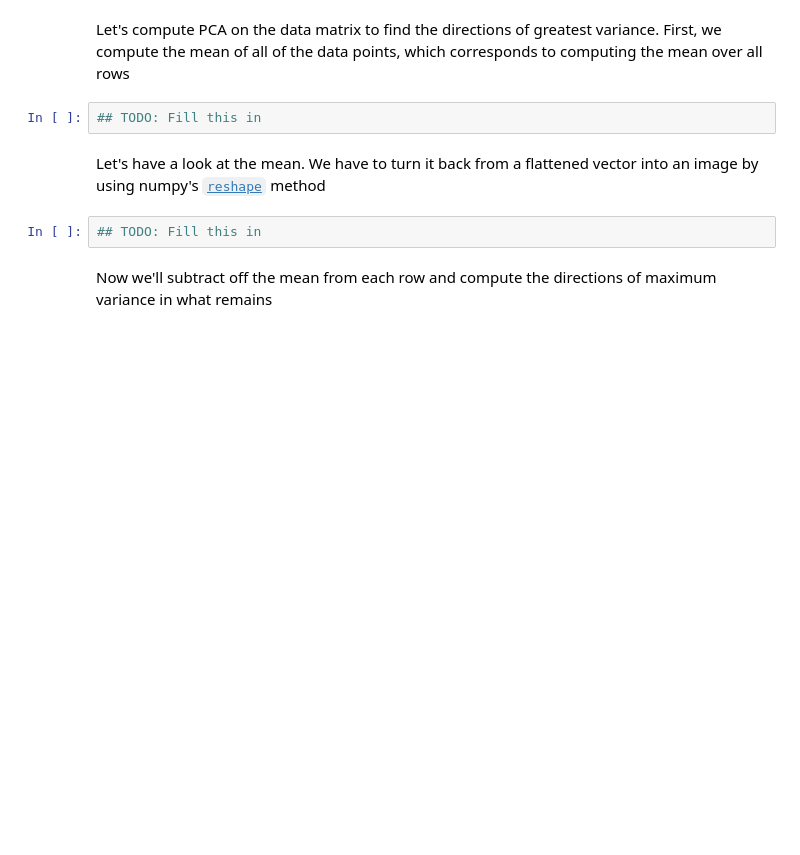
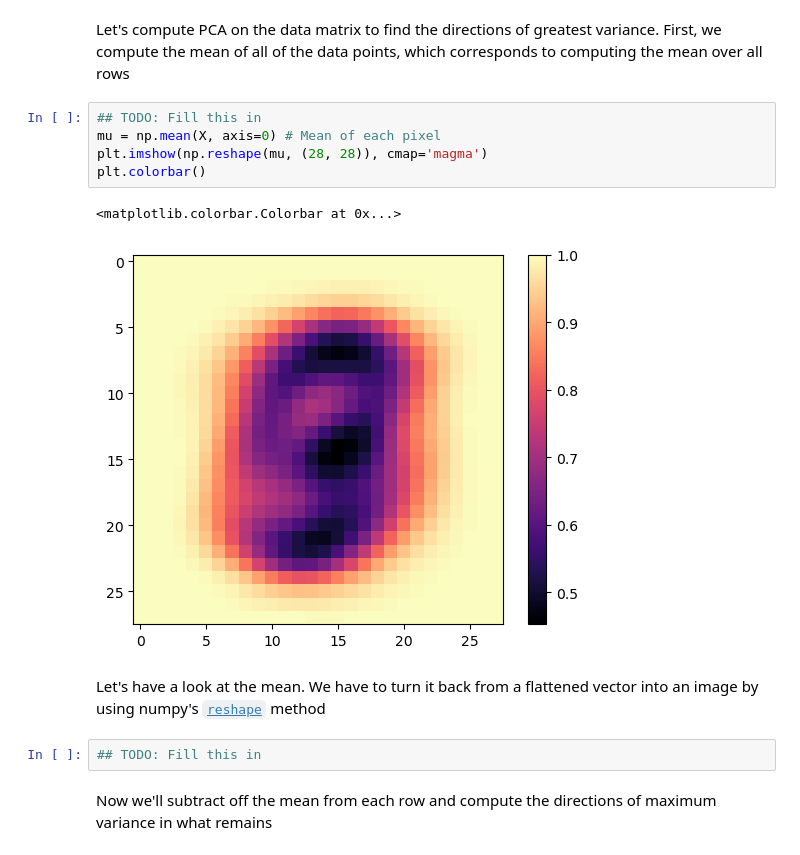
Before and after one commit to ursinus-cs477-f2023/Week7_PCA, a Jupyter notebook: UnsupervisedDigits.ipynb, the cells around one changed output. Drawn from its saved outputs; the diff is of its cells as text; blank space fills up the shorter version.

```diff
--- a/UnsupervisedDigits.ipynb
+++ b/UnsupervisedDigits.ipynb
@@ -63,6 +81,12 @@ print(X.shape)
 Let's compute PCA on the data matrix to find the directions of greatest variance.  First, we compute the mean of all of the data points, which corresponds to computing the mean over all rows
 # %%
 ## TODO: Fill this in
+mu = np.mean(X, axis=0) # Mean of each pixel
+plt.imshow(np.reshape(mu, (28, 28)), cmap='magma')
+plt.colorbar()
+# %% [output]
+<matplotlib.colorbar.Colorbar at 0x...>
+[figure, added]
 # %% [markdown]
 Let's have a look at the mean.  We have to turn it back from a flattened vector into an image by using numpy's <code><a href = "https://numpy.org/doc/stable/reference/generated/numpy.reshape.html">reshape</a></code> method
 # %%
```
Also changed, not shown: parts of 9 cells of this notebook, 2 other files.
